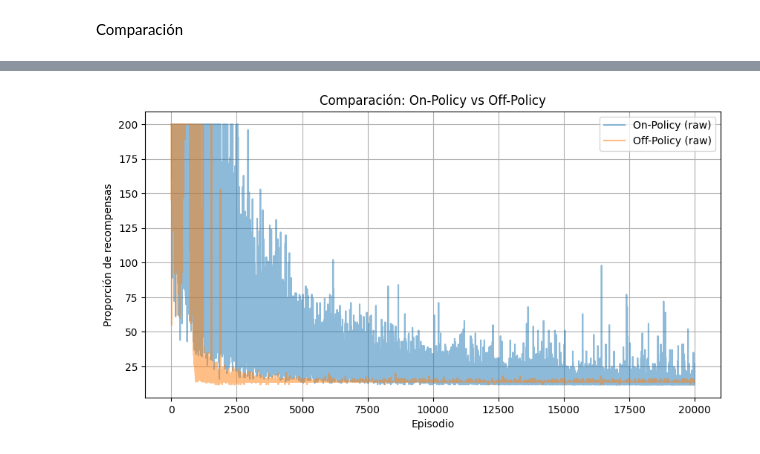
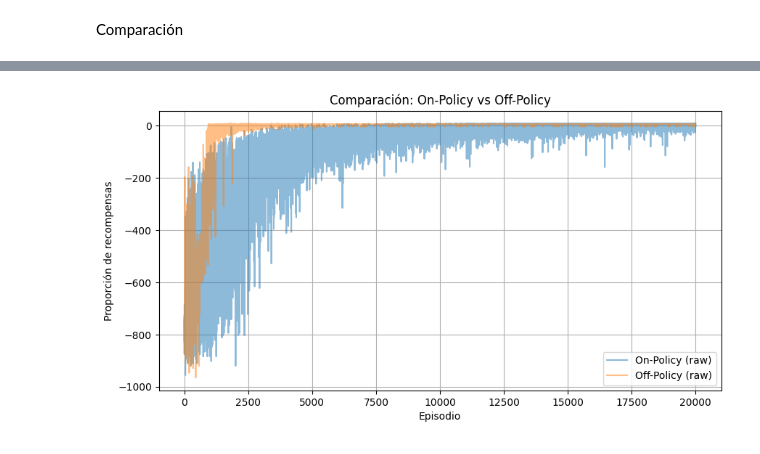
Before and after one commit to MrCharli03/RL_BFRRCE, a Jupyter notebook: NotebookTD.ipynb, the cells around one changed output, grey strips where cells are left out. Cells and saved outputs as stored; diff of their text form; code cells hidden in the pictures.

```diff
--- a/NotebookTD.ipynb
+++ b/NotebookTD.ipynb
@@ -278,6 +278,9 @@ def optimal_policy_from_q(env, q_table, seed=None):
 import gymnasium as gym
 import numpy as np
 from tqdm import tqdm
+
+env_mc_on = gym.make("Taxi-v3", render_mode="rgb_array")
+env_mc_on = gym.wrappers.RecordVideo(env_mc_on, video_folder="videos_mc_on")
 
 # Hiperparámetros
 NUM_EPISODES = 20000
@@ -323,7 +326,7 @@ class MonteCarloOnPolicy:
 # %%
 # Inicializar el agente
 agent = MonteCarloOnPolicy(
-    env=env,
+    env=env_mc_on,
     gamma=GAMMA,
     epsilon=EPSILON,
     epsilon_decay=EPSILON_DECAY,
@@ -331,8 +334,8 @@ agent = MonteCarloOnPolicy(
 )
 
 # Listas para guardar métricas
-rewards_per_episode = []
-episodes_sizes = []
+rewards_per_episode_mc_on = []
+episodes_sizes_mc_on = []
 
 # Para mostrar la evolución en el terminal y algún dato que mostrar
 stats = 0.0
@@ -341,7 +344,7 @@ step_display = NUM_EPISODES // 10
 
 # Bucle de entrenamiento
 for episode in tqdm(range(NUM_EPISODES)):
-    obs, info = env.reset(seed=seed)
+    obs, info = env_mc_on.reset(seed=seed)
     done = False
     episode_reward = 0
     episode_steps = 0
@@ -349,7 +352,7 @@ for episode in tqdm(range(NUM_EPISODES)):
 
     while not done:
         action = agent.get_action(obs)
-        next_obs, reward, terminated, truncated, info = env.step(action)
+        next_obs, reward, terminated, truncated, info = env_mc_on.step(action)
 
         # Guardar datos del episodio
         episode_data.append((obs, action, reward))
@@ -368,8 +371,8 @@ for episode in tqdm(range(NUM_EPISODES)):
     list_stats.append(stats / (episode + 1))
 
     # Guardar métricas del episodio
-    rewards_per_episode.append(episode_reward)
-    episodes_sizes.append(episode_steps)
+    rewards_per_episode_mc_on.append(episode_reward)
+    episodes_sizes_mc_on.append(episode_steps)
 
     # Para mostrar la evolución. Comentar si no se quiere mostrar
     if episode % step_display == 0 and episode != 0:
@@ -437,6 +440,9 @@ Video grabado: videos/rl-video-episode-2.mp4
 import gymnasium as gym
 import numpy as np
 from tqdm import tqdm
+
+env_mc_off = gym.make("Taxi-v3", render_mode="rgb_array")
+env_mc_off = gym.wrappers.RecordVideo(env_mc_off, video_folder="videos_mc_off")
 
 # Hiperparámetros
 NUM_EPISODES = 20000
@@ -495,7 +501,7 @@ class MonteCarloOffPolicyAgent:
 # %%
 # Inicializar el agente
 agent = MonteCarloOffPolicyAgent(
-    env=env,
+    env=env_mc_off,
     gamma=GAMMA,
     epsilon=EPSILON,
     epsilon_decay=EPSILON_DECAY,
@@ -503,8 +509,8 @@ agent = MonteCarloOffPolicyAgent(
 )
 
 # Listas para guardar métricas
-rewards_per_episode1 = []
-episodes_sizes1 = []
+rewards_per_episode_mc_off = []
+episodes_sizes_mc_off = []
 
 # Para mostrar la evolución en el terminal y algún dato que mostrar
 stats = 0.0
@@ -513,7 +519,7 @@ step_display = NUM_EPISODES // 10
 
 # Bucle de entrenamiento
 for episode in tqdm(range(NUM_EPISODES)):
-    obs, info = env.reset(seed=seed)
+    obs, info = env_mc_off.reset(seed=seed)
     done = False
     episode_reward = 0
     episode_steps = 0
@@ -521,7 +527,7 @@ for episode in tqdm(range(NUM_EPISODES)):
 
     while not done:
         action = agent.get_action(obs)
-        next_obs, reward, terminated, truncated, info = env.step(action)
+        next_obs, reward, terminated, truncated, info = env_mc_off.step(action)
 
         # Guardar datos del episodio
         episode_data.append((obs, action, reward))
@@ -540,15 +546,15 @@ for episode in tqdm(range(NUM_EPISODES)):
     list_stats.append(stats / (episode + 1))
 
     # Guardar métricas del episodio
-    rewards_per_episode1.append(episode_reward)
-    episodes_sizes1.append(episode_steps)
+    rewards_per_episode_mc_off.append(episode_reward)
+    episodes_sizes_mc_off.append(episode_steps)
 
     # Para mostrar la evolución. Comentar si no se quiere mostrar
     if episode % step_display == 0 and episode != 0:
         print(f"Éxito promedio: {stats / episode}, Épsilon: {agent.epsilon}")
 
 # Cerrar el entorno
-env.close()
+env_mc_off.close()
 # %% [output]
 Éxito promedio: -270.0825, Épsilon: 0.13506472547210188
 Éxito promedio: -133.2045, Épsilon: 0.018260740807661956
@@ -615,4 +617,4 @@ plot_comparison(rewards_per_episode, rewards_per_episode1)
-# %%
-plot_comparison(episodes_sizes, episodes_sizes1)
-# %% [output]
-[figure, removed]
+# %%
+plot_comparison(rewards_per_episode_mc_on, rewards_per_episode_mc_off)
+# %% [output]
+[figure, added]
```
Also changed, not shown: parts of 27 cells of this notebook.
